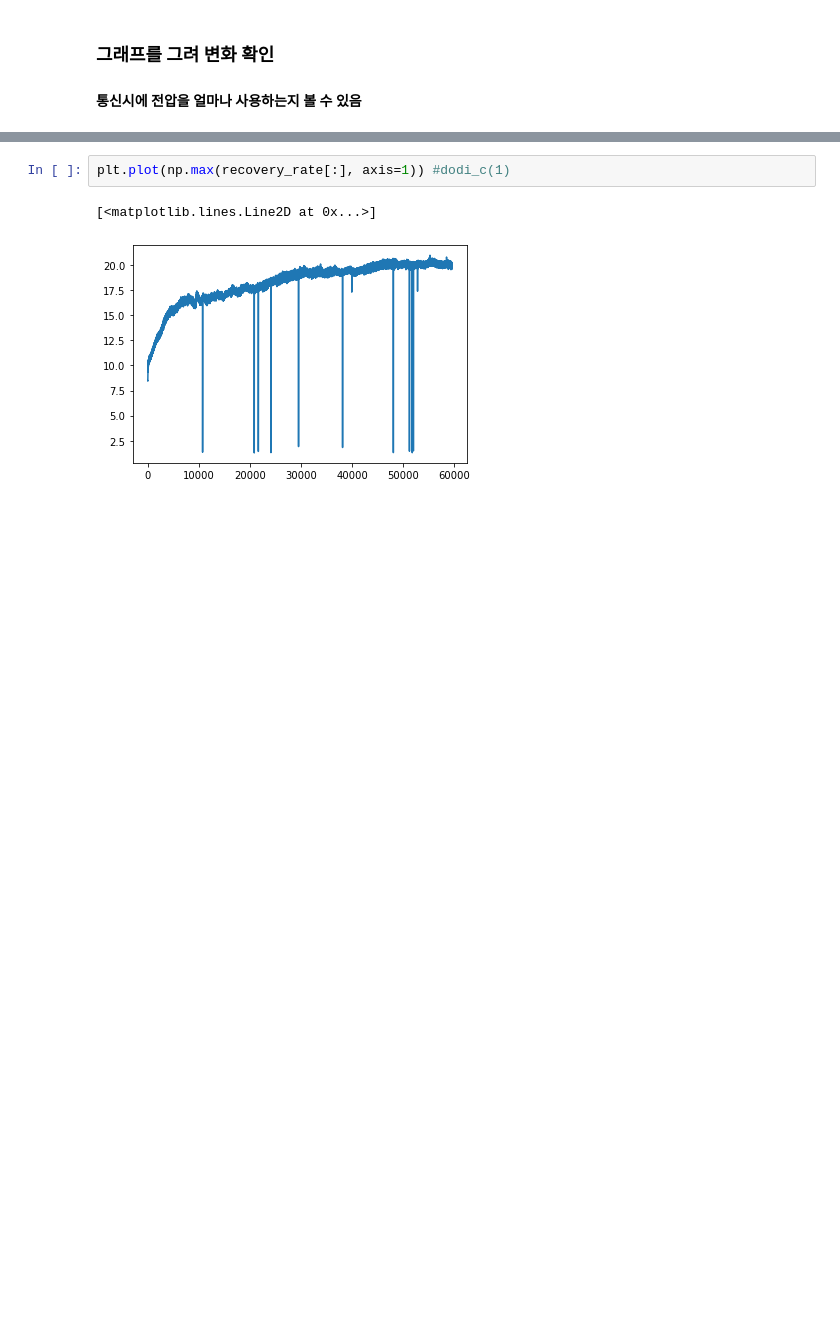
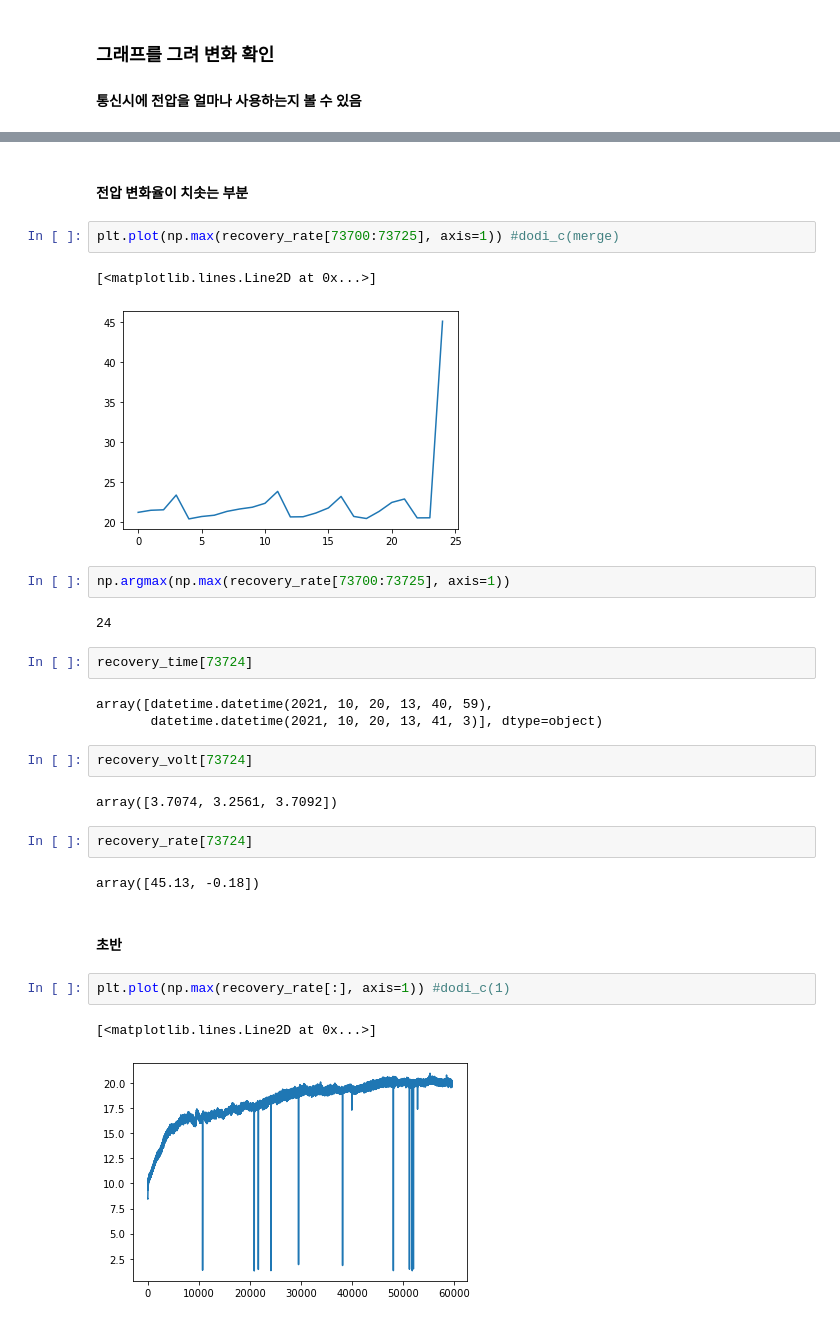
Before and after one commit to minD9it/Battery, a Jupyter notebook: DataAnalysis_DODI.ipynb, the cells around one changed output, grey strips where cells are left out. Saved outputs shown, nothing was run; the diff lists cells and outputs as text; blank space fills up the shorter version.

```diff
--- a/DataAnalysis_DODI.ipynb
+++ b/DataAnalysis_DODI.ipynb
@@ -205,3 +217,29 @@ plt.plot(np.max(recovery_rate[:], axis=1)) #dodi_c(3)
+# %% [markdown]
+#### 전압 변화율이 치솟는 부분
+# %%
+plt.plot(np.max(recovery_rate[73700:73725], axis=1)) #dodi_c(merge)
+# %% [output]
+[<matplotlib.lines.Line2D at 0x...>]
+[figure, added]
+# %%
+np.argmax(np.max(recovery_rate[73700:73725], axis=1))
+# %% [output]
+24
+# %%
+recovery_time[73724]
+# %% [output]
+array([datetime.datetime(2021, 10, 20, 13, 40, 59),
+       datetime.datetime(2021, 10, 20, 13, 41, 3)], dtype=object)
+# %%
+recovery_volt[73724]
+# %% [output]
+array([3.7074, 3.2561, 3.7092])
+# %%
+recovery_rate[73724]
+# %% [output]
+array([45.13, -0.18])
+# %% [markdown]
+#### 초반
 # %%
 plt.plot(np.max(recovery_rate[:], axis=1)) #dodi_c(1)
 # %% [output]
```
Also changed, not shown: parts of 12 cells of this notebook.
